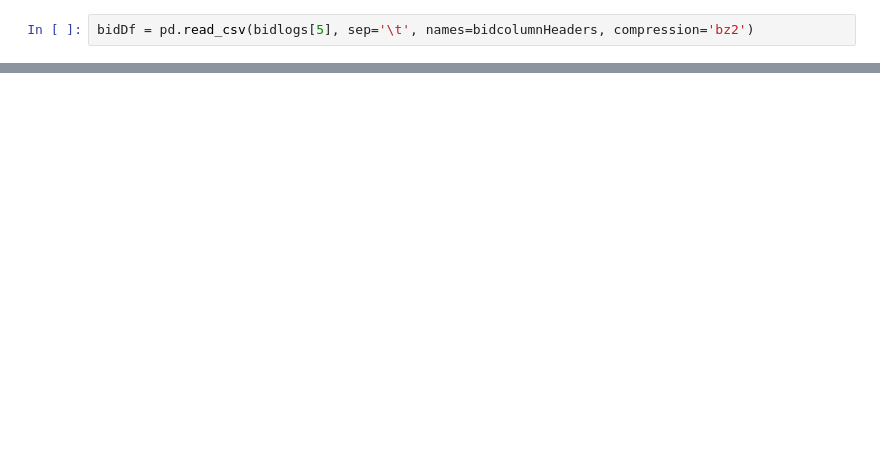
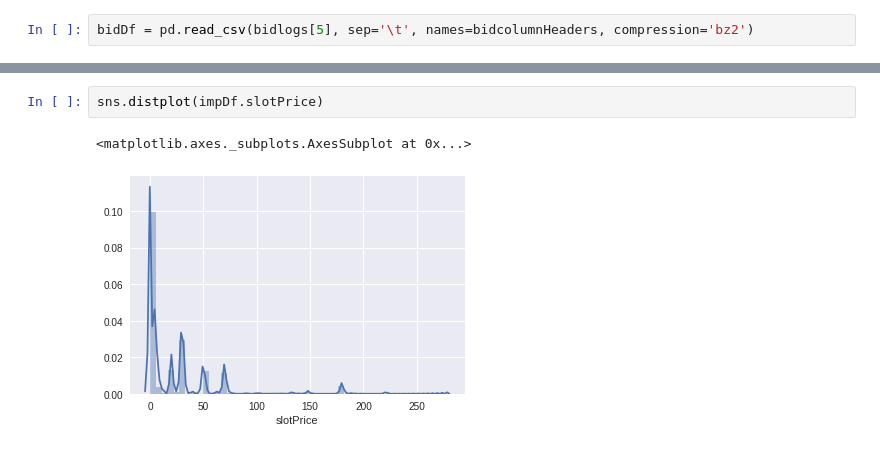
Before and after one commit to darekarsam/Click-Through-Rate-Prediction, a Jupyter notebook: MiniBatch learning.ipynb, the cells around one changed output, grey strips where cells are left out. Saved outputs shown, nothing was run; the diff lists cells and outputs as text; blank space fills up the shorter version.

```diff
--- a/MiniBatch learning.ipynb
+++ b/MiniBatch learning.ipynb
@@ -106,0 +190,5 @@ array([250, 100,  90, 280, 600,  60, 200, 240, 300, 150, 125,  50])
+# %%
+sns.distplot(impDf.slotPrice)
+# %% [output]
+<matplotlib.axes._subplots.AxesSubplot at 0x...>
+[figure, added]
```
Also changed, not shown: parts of 45 cells of this notebook, 1 other file.
